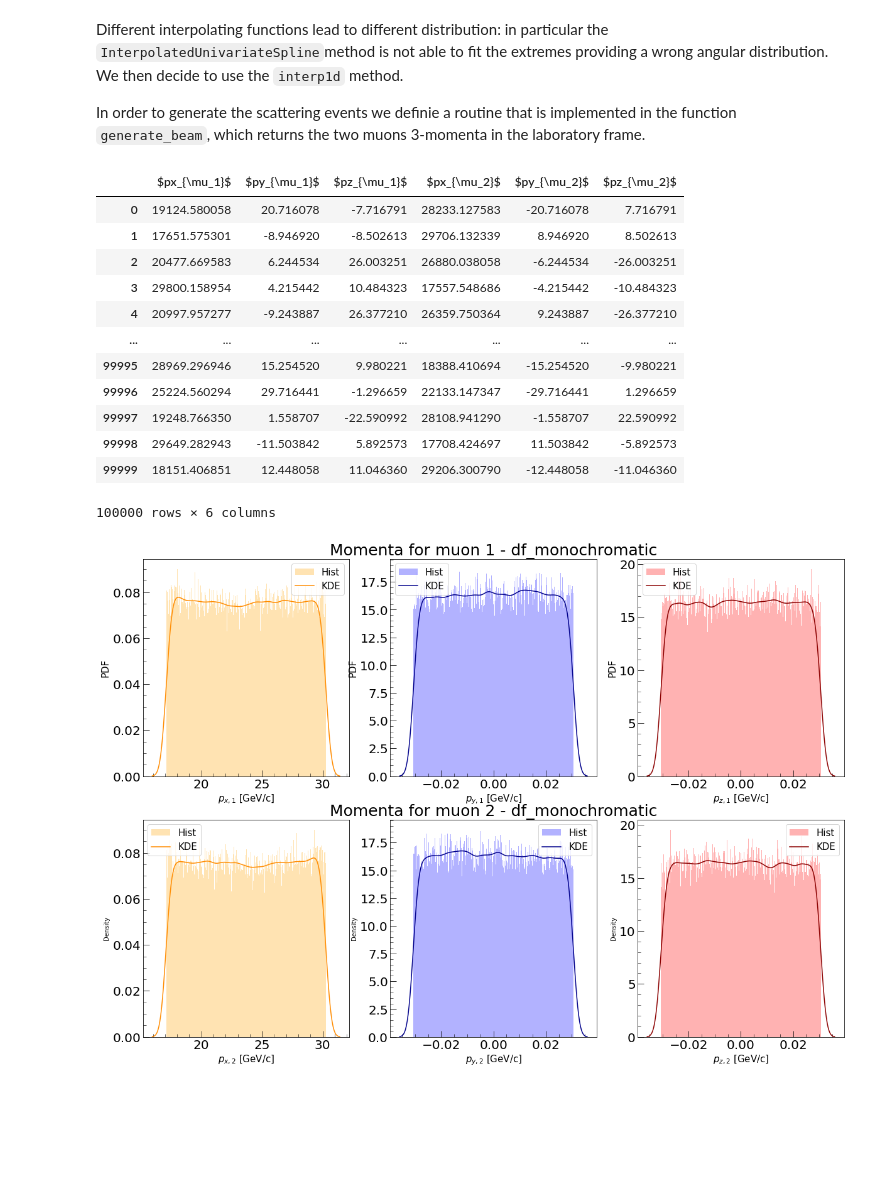
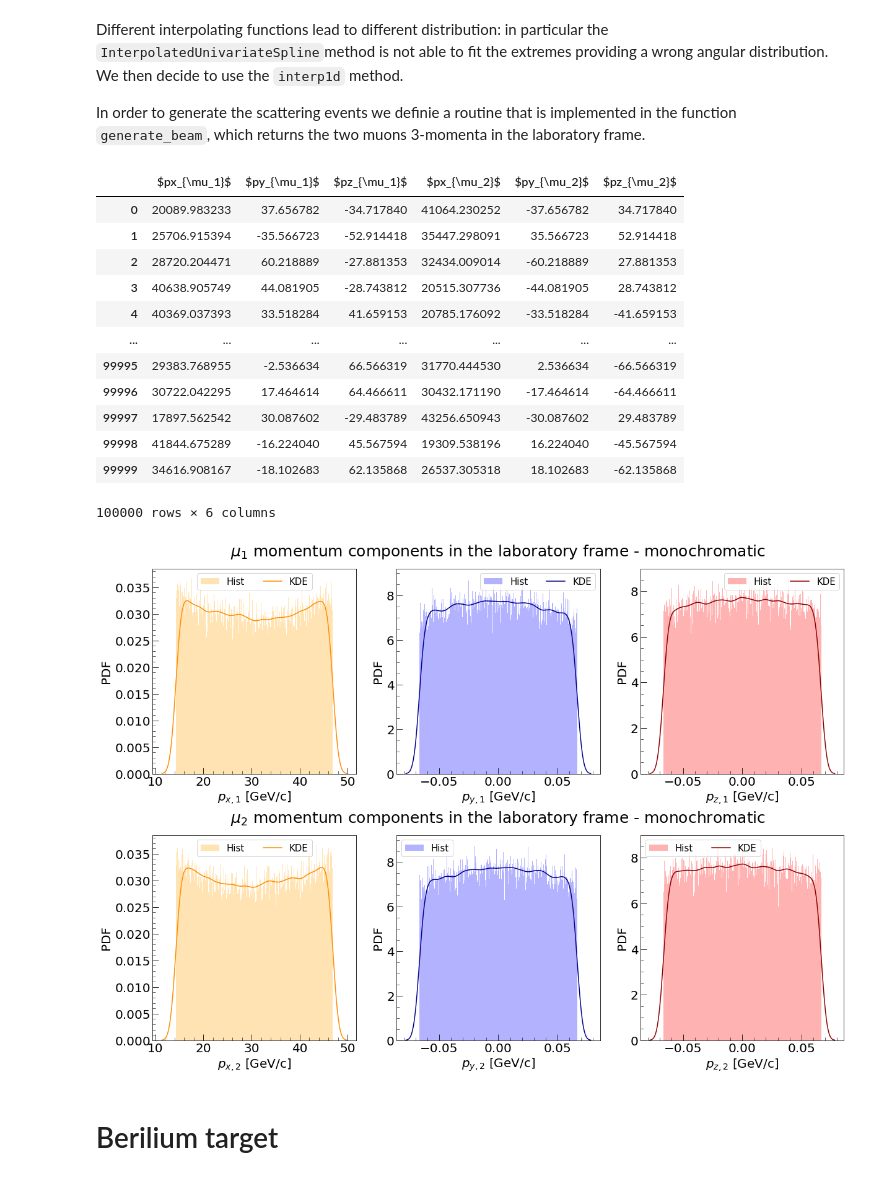
Before and after one commit to vanessacerrone/LEMMA_project, a Jupyter notebook: project.ipynb, the cells around one changed output. Cells and saved outputs as stored; diff of their text form; code cells hidden in the pictures; blank space fills up the shorter version.

```diff
--- a/project.ipynb
+++ b/project.ipynb
@@ -18,7 +20,7 @@ import seaborn as sns
 alpha  = 1 / (137.035999084) #  Fine-Structure constant
 mu = 105.6583755       # [MeV] Muon mass
 me    = 0.51099895        # [MeV] Electron mass
-sqr_s      = 225.          # [MeV] Invariant mass
+sqr_s      = 250.          # [MeV] Invariant mass
 N =   10**5               # number of muons pair
 # %%
 #Definition of functions
@@ -216,7 +220,7 @@ def generate_beam(sqr_s, batch_size = 10**5):
     return np.stack((px1, py_cm, pz_cm, px2, -py_cm, -pz_cm), axis=1)
 # %%
 # generate events
-events = generate_beam(220, 10**5)
+events = generate_beam(250, 10**5)
 # save events in txt file and dataframe
 np.savetxt("Momenta_monochromatic.txt", events) # save to file
 df_monochromatic = pd.DataFrame(events, columns = [  '$px_{\mu_1}$','$py_{\mu_1}$','$pz_{\mu_1}$','$px_{\mu_2}$','$py_{\mu_2}$','$pz_{\mu_2}$'])
@@ -224,26 +228,22 @@ df_monochromatic.to_csv('Events.csv')
 df_monochromatic
 # %% [output]
 |  | $px_{\mu_1}$ | $py_{\mu_1}$ | $pz_{\mu_1}$ | $px_{\mu_2}$ | $py_{\mu_2}$ | $pz_{\mu_2}$ |
-| 0 | 19124.580058 | 20.716078 | -7.716791 | 28233.127583 | -20.716078 | 7.716791 |
-| 1 | 17651.575301 | -8.946920 | -8.502613 | 29706.132339 | 8.946920 | 8.502613 |
-| 2 | 20477.669583 | 6.244534 | 26.003251 | 26880.038058 | -6.244534 | -26.003251 |
-| 3 | 29800.158954 | 4.215442 | 10.484323 | 17557.548686 | -4.215442 | -10.484323 |
-| 4 | 20997.957277 | -9.243887 | 26.377210 | 26359.750364 | 9.243887 | -26.377210 |
+| 0 | 20089.983233 | 37.656782 | -34.717840 | 41064.230252 | -37.656782 | 34.717840 |
+| 1 | 25706.915394 | -35.566723 | -52.914418 | 35447.298091 | 35.566723 | 52.914418 |
+| 2 | 28720.204471 | 60.218889 | -27.881353 | 32434.009014 | -60.218889 | 27.881353 |
+| 3 | 40638.905749 | 44.081905 | -28.743812 | 20515.307736 | -44.081905 | 28.743812 |
+| 4 | 40369.037393 | 33.518284 | 41.659153 | 20785.176092 | -33.518284 | -41.659153 |
 | ... | ... | ... | ... | ... | ... | ... |
-| 99995 | 28969.296946 | 15.254520 | 9.980221 | 18388.410694 | -15.254520 | -9.980221 |
-| 99996 | 25224.560294 | 29.716441 | -1.296659 | 22133.147347 | -29.716441 | 1.296659 |
-| 99997 | 19248.766350 | 1.558707 | -22.590992 | 28108.941290 | -1.558707 | 22.590992 |
-| 99998 | 29649.282943 | -11.503842 | 5.892573 | 17708.424697 | 11.503842 | -5.892573 |
-| 99999 | 18151.406851 | 12.448058 | 11.046360 | 29206.300790 | -12.448058 | -11.046360 |
+| 99995 | 29383.768955 | -2.536634 | 66.566319 | 31770.444530 | 2.536634 | -66.566319 |
+| 99996 | 30722.042295 | 17.464614 | 64.466611 | 30432.171190 | -17.464614 | -64.466611 |
+| 99997 | 17897.562542 | 30.087602 | -29.483789 | 43256.650943 | -30.087602 | 29.483789 |
+| 99998 | 41844.675289 | -16.224040 | 45.567594 | 19309.538196 | 16.224040 | -45.567594 |
+| 99999 | 34616.908167 | -18.102683 | 62.135868 | 26537.305318 | 18.102683 | -62.135868 |
 100000 rows × 6 columns
 # %%
 fig, ax = plt.subplots(2,3, figsize = (20,14))
 
 #plotting momentum components distribution in the LAB frame
-
-for i in range(1):
-    for j in range(3):
-        ax[i][j].set_ylabel('PDF',fontsize = 15)
 
 
 ### MUON 1 ###
@@ -276,11 +276,11 @@ sns.distplot(df_monochromatic['$pz_{\mu_1}$']/1000,
             )
 
 
-ax[0][0].set_xlabel(r'$p_{x,1}$ [GeV/c]',fontsize = 15)
-ax[0][1].set_xlabel(r'$p_{y,1}$ [GeV/c]',fontsize = 15)
-ax[0][2].set_xlabel(r'$p_{z,1}$ [GeV/c]',fontsize = 15)
+ax[0][0].set_xlabel(r'$p_{x,1}$ [GeV/c]',fontsize = 20)
+ax[0][1].set_xlabel(r'$p_{y,1}$ [GeV/c]',fontsize = 20)
+ax[0][2].set_xlabel(r'$p_{z,1}$ [GeV/c]',fontsize = 20)
 
-ax[0][1].set_title('Momenta for muon 1 - df_monochromatic',fontsize = 25)
+ax[0][1].set_title('$\mu_1$ momentum components in the laboratory frame - monochromatic',fontsize = 25,pad = 20)
 
 
 ### MUON 2 ###
@@ -293,41 +293,58 @@ sns.distplot(df_monochromatic['$px_{\mu_2}$']/1000,
              hist_kws = {'color': 'orange', 'alpha': 0.3, 'linewidth': 1, 'histtype':'barstacked', 'label': 'Hist'}
              )
 
+#sns.histplot(
+#    x           = df_monochromatic['$px_{\mu_2}$']/1000,
+#    stat        = "count",
+#    element     = "poly",
+#    fill        = True,
+#    lw          = 2,
+#    kde         = True,
+#    #kde_kws  = dict(color = 'darkblue'),
+#    edgecolor   = "#009CFF",
+#    color       = "#ccebff",
+#    label       = "Hist",
+#    ax=ax[1][0]
+#)
+
 
 # py
 sns.distplot(df_monochromatic['$py_{\mu_2}$']/1000,
              ax = ax[1][1],
              bins = int(np.sqrt(N)),
              kde = True,
-             kde_kws  = {'color': 'darkblue',   'label': 'KDE'},
+             color = 'darkblue',
              hist_kws = {'color': 'blue', 'alpha': 0.3, 'linewidth': 1, 'histtype':'barstacked', 'label': 'Hist'}
              )
 
 # pz
 sns.distplot(df_monochromatic['$pz_{\mu_2}$']/1000,
              ax = ax[1][2],
              bins = int(np.sqrt(N)),
              kde = True,
              kde_kws  = {'color': 'darkred',   'label': 'KDE'},
              hist_kws = {'color': 'red', 'alpha': 0.3, 'linewidth': 1, 'histtype':'barstacked', 'label': 'Hist'}
             )
 
 
-ax[1][0].set_xlabel(r'$p_{x,2}$ [GeV/c]',fontsize = 15)
-ax[1][1].set_xlabel(r'$p_{y,2}$ [GeV/c]',fontsize = 15)
-ax[1][2].set_xlabel(r'$p_{z,2}$ [GeV/c]',fontsize = 15)
+ax[1][0].set_xlabel(r'$p_{x,2}$ [GeV/c]',fontsize = 20)
+ax[1][1].set_xlabel(r'$p_{y,2}$ [GeV/c]',fontsize = 20)
+ax[1][2].set_xlabel(r'$p_{z,2}$ [GeV/c]',fontsize = 20)
 
-ax[1][1].set_title('Momenta for muon 2 - df_monochromatic',fontsize = 25)
+ax[1][1].set_title('$\mu_2$ momentum components in the laboratory frame - monochromatic',fontsize = 25, pad = 20)
 
 for ax in fig.get_axes():
     # plot settings
+    ax.set_ylabel('PDF',fontsize = 20)
     ax.tick_params(axis = 'both', which = 'major', direction = 'in', length = 10, labelsize = 20)
     ax.tick_params(axis = 'both', which = 'minor', direction = 'in', length = 5)
     ax.minorticks_on()
-    ax.legend(loc='best', fontsize=15)
+    ax.legend(loc='best', fontsize=15, ncol = 2)
 
 
-
+plt.subplots_adjust(hspace=.3)
 plt.show()
 # %% [output]
-[figure, old version]
+[figure, new version]
+# %% [markdown]
+# Berilium target
```
Also changed, not shown: parts of 4 cells of this notebook, 2 other files.
